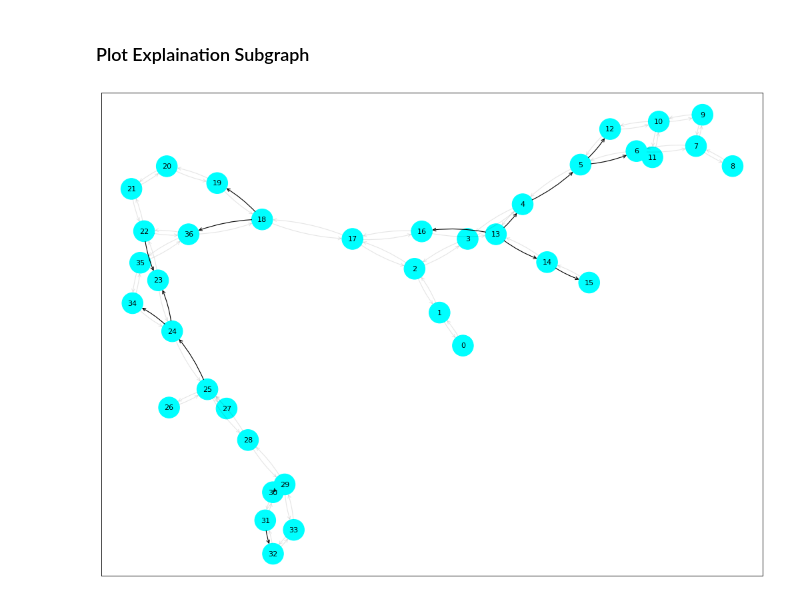
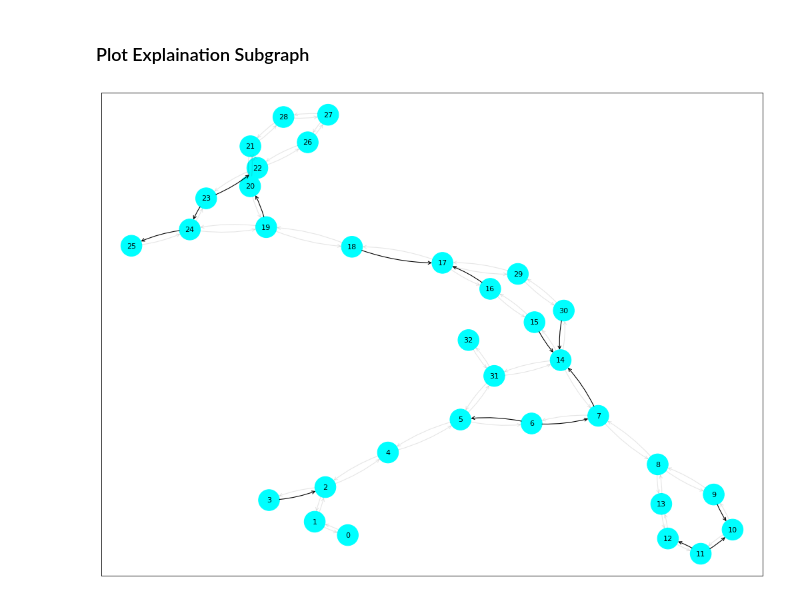
Before and after one commit to AndMastro/EdgeSHAPer, a Jupyter notebook: src/graphSHAper.ipynb, the cells around one changed output. Drawn from its saved outputs; the diff is of its cells as text; code cells hidden in the pictures.

```diff
--- a/src/graphSHAper.ipynb
+++ b/src/graphSHAper.ipynb
@@ -37,6 +37,7 @@ np.random.seed(42)
 DATASET_TYPE = "single" #"single", dual
 TARGET = 1
 MODEL_NUM = 2
+SAVE = False
 TARGET_CPDS = "P14416_P42336"
 DATASET_NAME = "chembl29_predicting_target_" + TARGET_CPDS + "_target_"+ str(TARGET) +"_vs_random_cpds" # "chembl29_dt_cpds_" + TARGET_CPDS + "_balanced" #"chembl29_predicting_target_P14416_P42336_target_1_vs_random_cpds"
 CSV_DATA_PATH = "../data/"+ DATASET_NAME + ".csv"
@@ -280,12 +281,12 @@ Shapley values compouted as:
 
 $\phi_m(v) = \frac{1}{|E|} \sum_S \frac{v(S \cup {m}) - v(S)}{\binom{|E|-1}{|S|}}$
 # %%
-#test nums 78, 89 is predicted to interact with target cpd, sample 0 is random for single target dataset with target 1. class 0 interacts, class 1 is random
+#test nums 78, 89, 2 is predicted to interact with target cpd, sample 0 is random for single target dataset with target 1. class 0 interacts, class 1 is random
 # 78 is predicted to interact with target for dataset with target 2. 0 interacts with random
 # for dual target Q9Y5N1_P31645 sample 0 has class 0
 # for dual target P27338_P29274 sample 0 is class 0
 # for dual targe P27338_P22303 sample 4 is class 0
-test_set_index = 78
+test_set_index = 2
 test_cpd = test_data[test_set_index].to(device)
 print(test_cpd.smiles)
 mol_test = data.Molecule.from_smiles(test_cpd.smiles, with_hydrogen=False)
@@ -309,21 +310,23 @@ tensor([[1.0000e+00, 5.7529e-07]], device='cuda:0', grad_fn=<SoftmaxBackward0>)
 # %% [markdown]
 Creating folder and saving smiles
 # %%
-if DATASET_TYPE == "dual":
-    FOLDER_NAME = "../results/explanations/" + DATASET_TYPE + "/" + TARGET_CPDS
-else:
-    FOLDER_NAME = "../results/explanations/" + DATASET_TYPE + "/" + TARGET_CPDS +"/Target " + str(TARGET) + " vs Random"
+if SAVE:
 
-CPD_FOLDER_NAME = FOLDER_NAME + "/" + test_cpd.smiles
+    if DATASET_TYPE == "dual":
+        FOLDER_NAME = "../results/explanations/" + DATASET_TYPE + "/" + TARGET_CPDS
+    else:
+        FOLDER_NAME = "../results/explanations/" + DATASET_TYPE + "/" + TARGET_CPDS +"/Target " + str(TARGET) + " vs Random"
 
-if not os.path.exists(FOLDER_NAME):
-    os.mkdir(FOLDER_NAME)
+    CPD_FOLDER_NAME = FOLDER_NAME + "/" + test_cpd.smiles
 
-if not os.path.exists(CPD_FOLDER_NAME):
-    os.mkdir(CPD_FOLDER_NAME)
+    if not os.path.exists(FOLDER_NAME):
+        os.mkdir(FOLDER_NAME)
+
+    if not os.path.exists(CPD_FOLDER_NAME):
+        os.mkdir(CPD_FOLDER_NAME)
 
 
-mol_test.visualize(save_file = CPD_FOLDER_NAME + "/" + test_cpd.smiles + ".png")
+    mol_test.visualize(save_file = CPD_FOLDER_NAME + "/" + test_cpd.smiles + ".png")
 
 mol_test.visualize()
 # %% [output]
@@ -675,14 +660,17 @@ node_feat_mask, edge_mask = explainer.explain_graph(x, edge_index)
 # %%
 from matplotlib.pyplot import figure
 
 figure(figsize=(16, 12), dpi=80)
 threshold = 0.75
 edge_mask = edge_mask.to("cpu")
 ax, G = explainer.visualize_subgraph(edge_index = edge_index, edge_mask = edge_mask, node_idx = -1, y=None, threshold=threshold)
-plt.savefig(CPD_FOLDER_NAME + "/" + test_cpd.smiles + "_GNNExplainer_viz0", dpi=300, bbox_inches='tight')
+
+if SAVE:
+    plt.savefig(CPD_FOLDER_NAME + "/" + test_cpd.smiles + "_GNNExplainer_viz0", dpi=300, bbox_inches='tight')
+
 plt.show()
 # %% [output]
-[figure, old version]
+[figure, new version]
 # %%
 hard_edge_mask = (edge_mask >= threshold).to(torch.float)
 hard_edge_mask.shape
```
Also changed, not shown: parts of 16 cells of this notebook, 7 other files.
